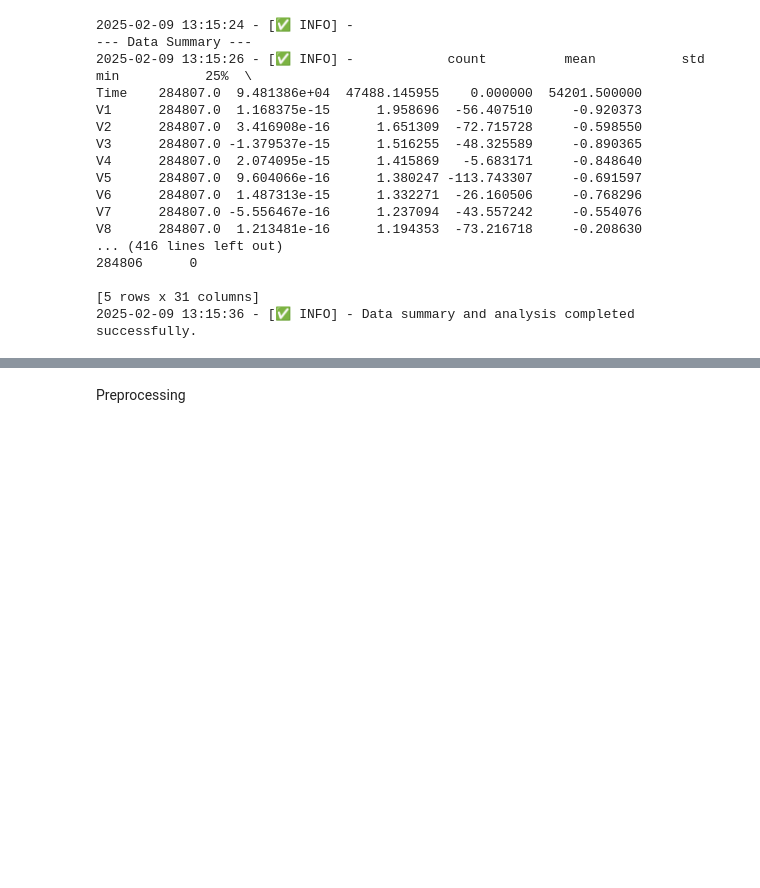
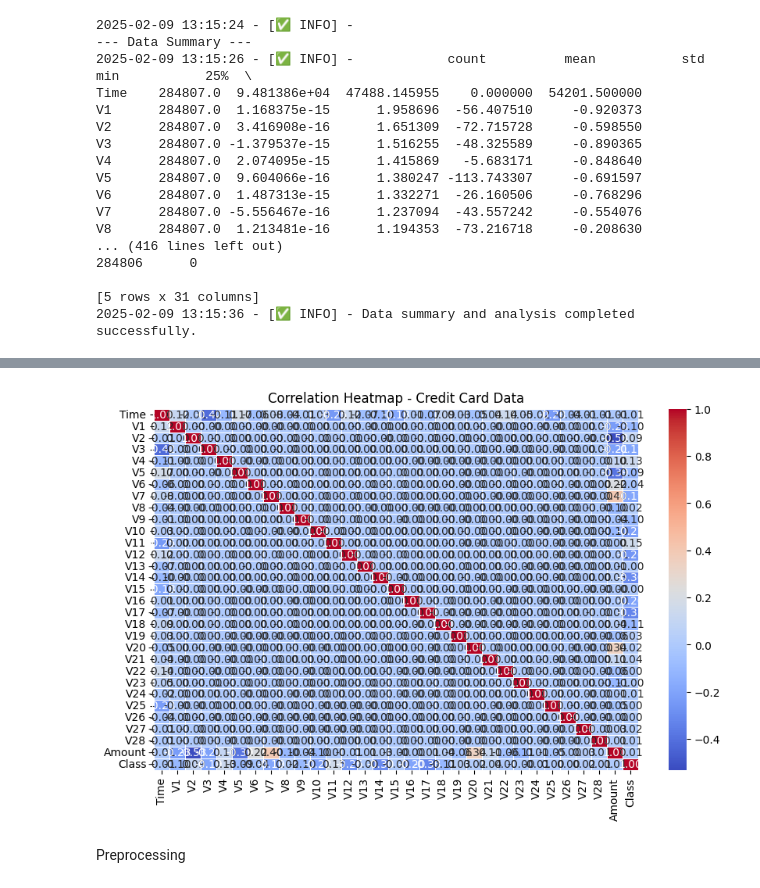
Before and after one commit to Khayo-7/10Academy-Kifiya-Week-8-9, a Jupyter notebook: notebooks/initial_EDA.ipynb, the cells around one changed output, grey strips where cells are left out. Saved outputs shown, nothing was run; the diff lists cells and outputs as text; code cells hidden in the pictures; blank space fills up the shorter version.

```diff
--- a/notebooks/initial_EDA.ipynb
+++ b/notebooks/initial_EDA.ipynb
@@ -71,3 +89,7 @@ V8      284807.0  1.213481e-16      1.194353  -73.216718     -0.208630
+# %%
+plot_correlation(credit_df, title="Correlation Heatmap - Credit Card Data")
+# %% [output]
+[figure, added]
 # %% [markdown]
 Preprocessing
 # %%
```
Also changed, not shown: parts of 13 cells of this notebook, 1 other file.
